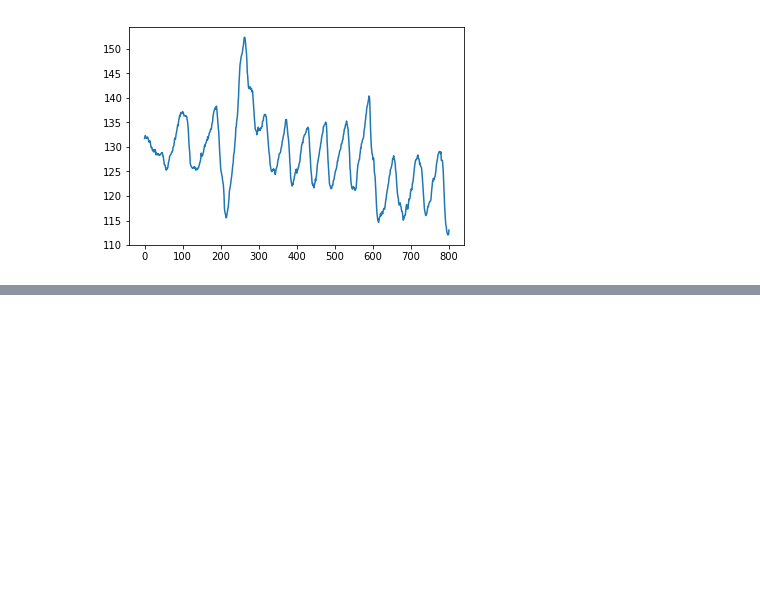
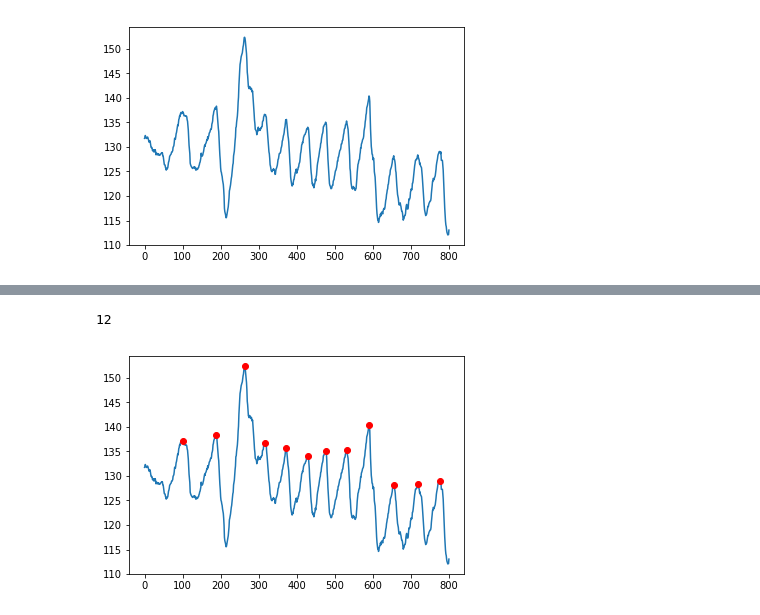
Before and after one commit to ebrahimebrahim/video-pulse-count, a Jupyter notebook: exploration.ipynb, the cells around one changed output, grey strips where cells are left out. Saved outputs shown, nothing was run; the diff lists cells and outputs as text; code cells hidden in the pictures; blank space fills up the shorter version.

```diff
--- a/exploration.ipynb
+++ b/exploration.ipynb
@@ -92,0 +95,8 @@ plt.plot(np.convolve(np.convolve(k,means),[1,-1]))
+# %%
+peaks, properties = scipy.signal.find_peaks(means,prominence=4)
+plt.plot(means)
+plt.plot(peaks,[means[p] for p in peaks],'ro')
+print(len(peaks))
+# %% [output]
+12
+[figure, added]
```
Also changed, not shown: parts of 4 cells of this notebook, 1 other file.
